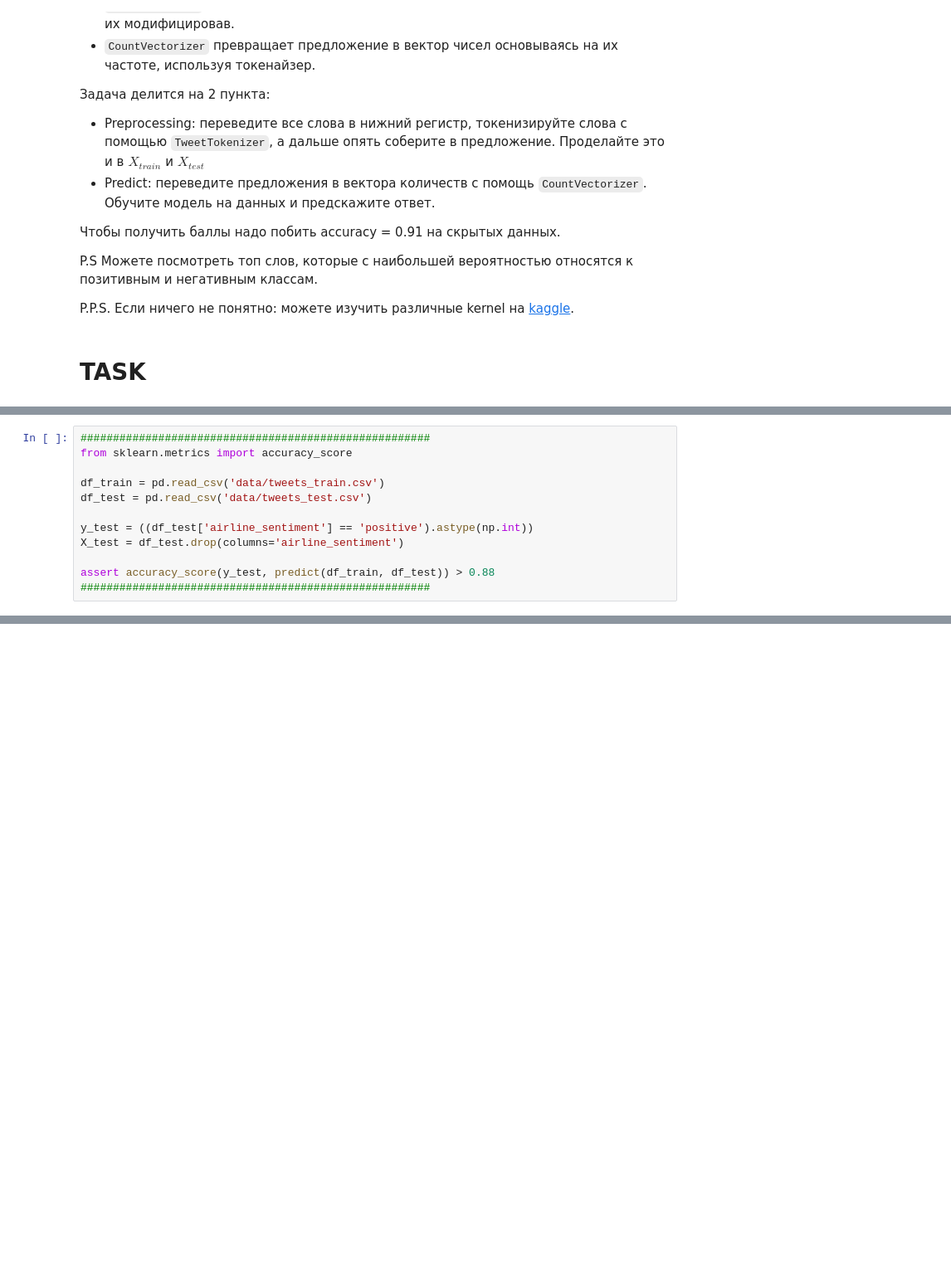
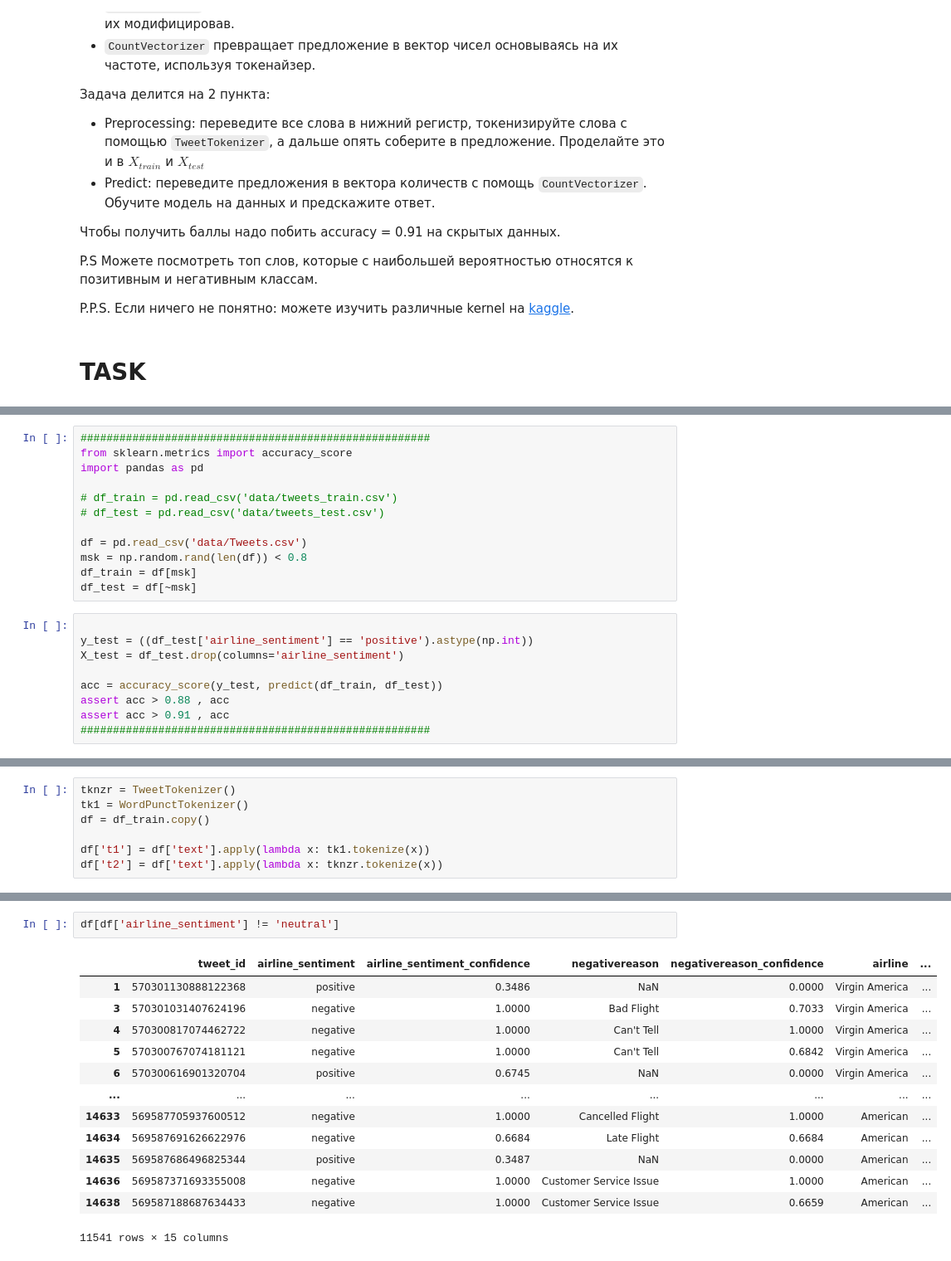
Before and after one commit to irusland/ml2021, a Jupyter notebook: 02-IntroML/Home2.ipynb, the cells around one changed output, grey strips where cells are left out. Shown at 83% size. Cells and saved outputs as stored; diff of their text form; blank space fills up the shorter version.

Commit message:
Fuckin Tweetter failed

```diff
--- a/02-IntroML/Home2.ipynb
+++ b/02-IntroML/Home2.ipynb
@@ -625,12 +705,21 @@ def predict(df_train: pd.DataFrame, df_test: pd.DataFrame):
+# %%
+######################################################
+from sklearn.metrics import accuracy_score
+import pandas as pd
+
+# df_train = pd.read_csv('data/tweets_train.csv')
+# df_test = pd.read_csv('data/tweets_test.csv')
+
+df = pd.read_csv('data/Tweets.csv')
+msk = np.random.rand(len(df)) < 0.8
+df_train = df[msk]
+df_test = df[~msk]
 # %%
-######################################################
-from sklearn.metrics import accuracy_score
-
-df_train = pd.read_csv('data/tweets_train.csv')
-df_test = pd.read_csv('data/tweets_test.csv')
 
 y_test = ((df_test['airline_sentiment'] == 'positive').astype(np.int))
 X_test = df_test.drop(columns='airline_sentiment')
 
-assert accuracy_score(y_test, predict(df_train, df_test)) > 0.88
+acc = accuracy_score(y_test, predict(df_train, df_test))
+assert acc > 0.88 , acc
+assert acc > 0.91 , acc
 ######################################################
@@ -636,0 +746,7 @@ assert accuracy_score(y_test, predict(df_train, df_test)) > 0.88
+# %%
+tknzr = TweetTokenizer()
+tk1 = WordPunctTokenizer()
+df = df_train.copy()
+
+df['t1'] = df['text'].apply(lambda x: tk1.tokenize(x))
+df['t2'] = df['text'].apply(lambda x: tknzr.tokenize(x))
@@ -636,0 +762,16 @@ assert accuracy_score(y_test, predict(df_train, df_test)) > 0.88
+# %%
+df[df['airline_sentiment'] != 'neutral']
+# %% [output]
+|  | tweet_id | airline_sentiment | airline_sentiment_confidence | negativereason | negativereason_confidence | airline | ... |
+| 1 | 570301130888122368 | positive | 0.3486 | NaN | 0.0000 | Virgin America | ... |
+| 3 | 570301031407624196 | negative | 1.0000 | Bad Flight | 0.7033 | Virgin America | ... |
+| 4 | 570300817074462722 | negative | 1.0000 | Can't Tell | 1.0000 | Virgin America | ... |
+| 5 | 570300767074181121 | negative | 1.0000 | Can't Tell | 0.6842 | Virgin America | ... |
+| 6 | 570300616901320704 | positive | 0.6745 | NaN | 0.0000 | Virgin America | ... |
+| ... | ... | ... | ... | ... | ... | ... | ... |
+| 14633 | 569587705937600512 | negative | 1.0000 | Cancelled Flight | 1.0000 | American | ... |
+| 14634 | 569587691626622976 | negative | 0.6684 | Late Flight | 0.6684 | American | ... |
+| 14635 | 569587686496825344 | positive | 0.3487 | NaN | 0.0000 | American | ... |
+| 14636 | 569587371693355008 | negative | 1.0000 | Customer Service Issue | 1.0000 | American | ... |
+| 14638 | 569587188687634433 | negative | 1.0000 | Customer Service Issue | 0.6659 | American | ... |
+11541 rows × 15 columns
```
Also changed, not shown: parts of 16 cells of this notebook, 6 other files.
